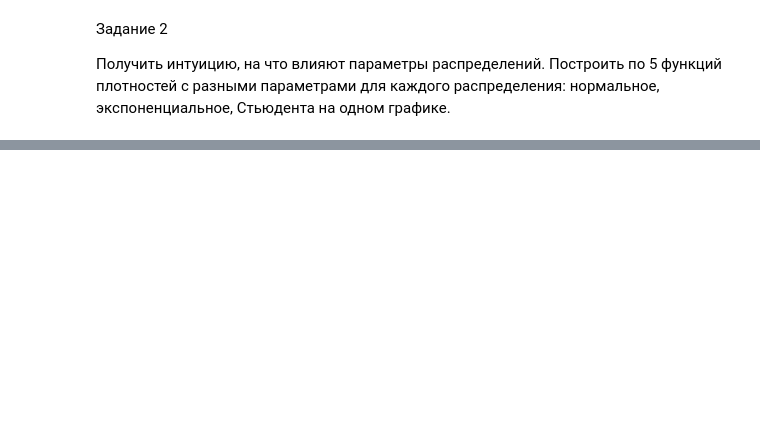
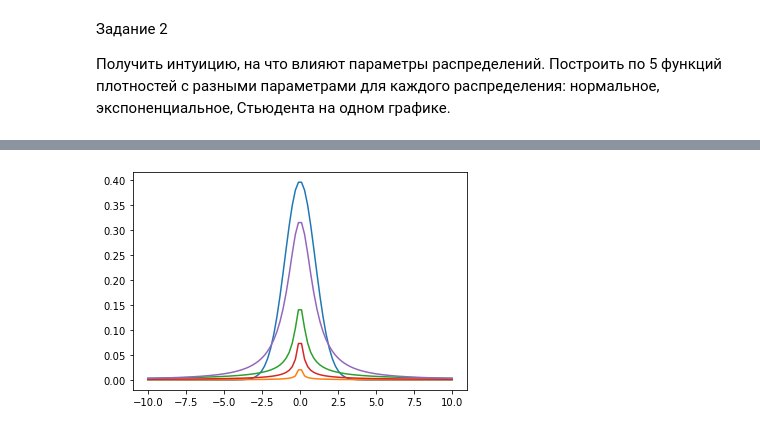
Before and after one commit to Ilya-Karpov/Math-Data-Science, a Jupyter notebook: HM8/HM8.ipynb, the cells around one changed output, grey strips where cells are left out. Cells and saved outputs as stored; diff of their text form; code cells hidden in the pictures; blank space fills up the shorter version.

```diff
--- a/HM8/HM8.ipynb
+++ b/HM8/HM8.ipynb
@@ -81,0 +65,19 @@ plt.show()
+# %%
+fig, ax = plt.subplots()
+
+x = np.linspace(-10, 10, 100)
+
+t1 = stats.t(100)
+ax.plot(x, t1.pdf(x))
+t2 = stats.t(0.005)
+ax.plot(x, t2.pdf(x))
+t3 = stats.t(0.1)
+ax.plot(x, t3.pdf(x))
+t4 = stats.t(0.03)
+ax.plot(x, t4.pdf(x))
+t5 = stats.t(1)
+ax.plot(x, t5.pdf(x))
+
+plt.show()
+# %% [output]
+[figure, added]
```
Also changed, not shown: parts of 25 cells of this notebook.
